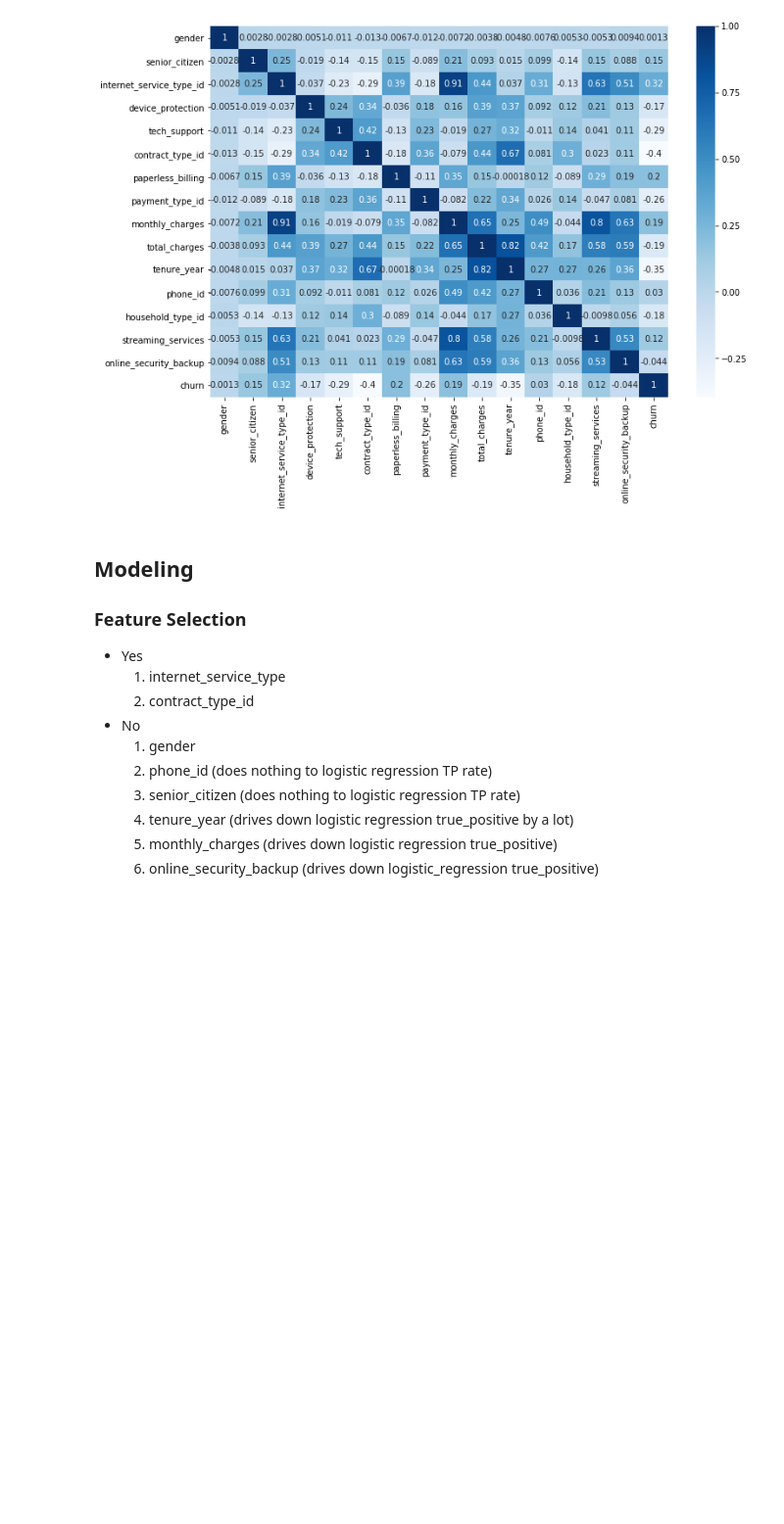
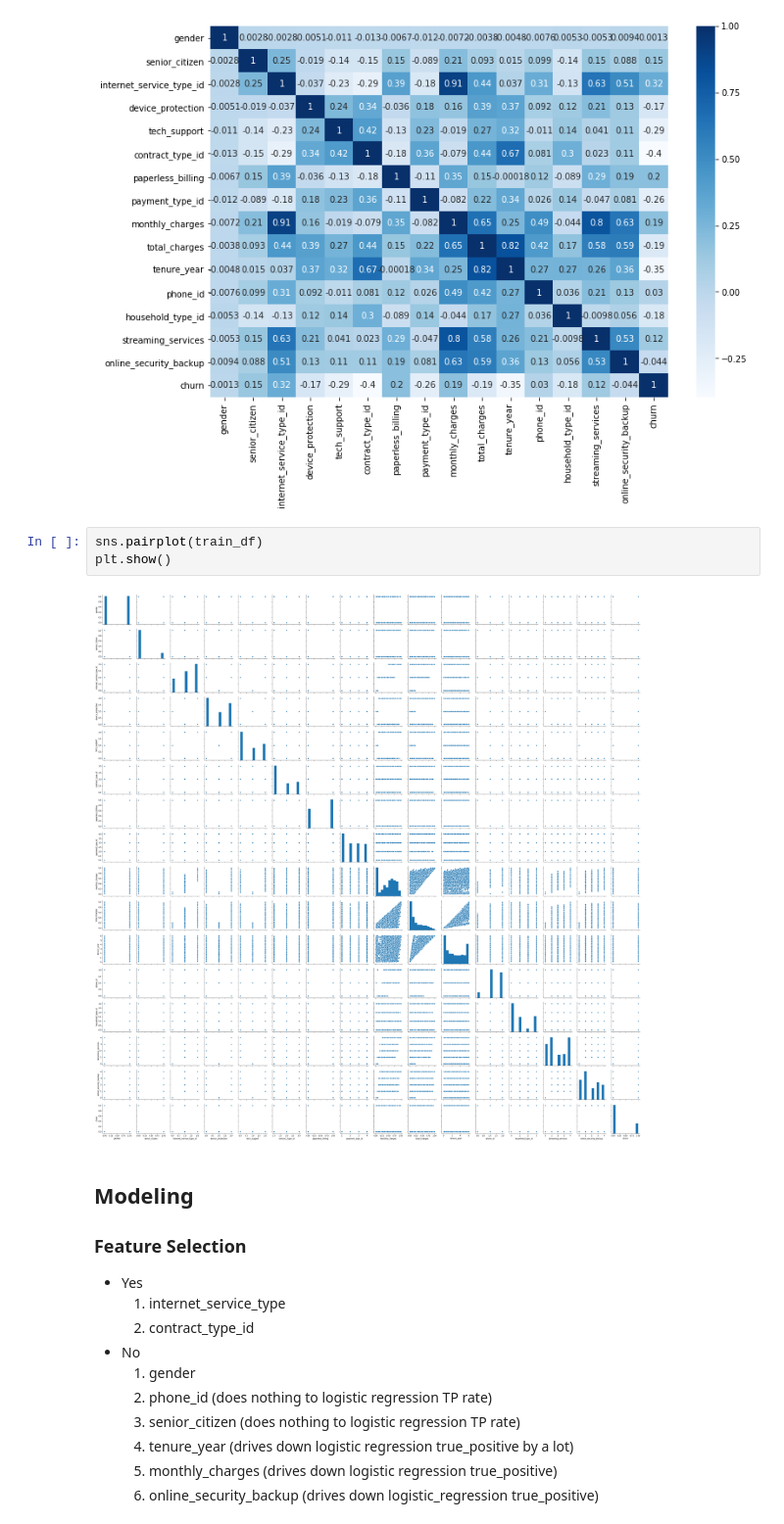
Before and after one commit to michaelndd/classification-project, a Jupyter notebook: project.ipynb, the cells around one changed output. Shown at 98% size. Drawn from its saved outputs; the diff is of its cells as text; blank space fills up the shorter version.

```diff
--- a/project.ipynb
+++ b/project.ipynb
@@ -678,6 +672,11 @@ sns.heatmap(train_df.corr(), cmap='Blues', annot=True)
 # %% [output]
 <matplotlib.axes._subplots.AxesSubplot at 0x...>
 [figure]
+# %%
+sns.pairplot(train_df)
+plt.show()
+# %% [output]
+[figure, added]
 # %% [markdown]
 ## Modeling
 
```
Also changed, not shown: parts of 3 cells of this notebook.
